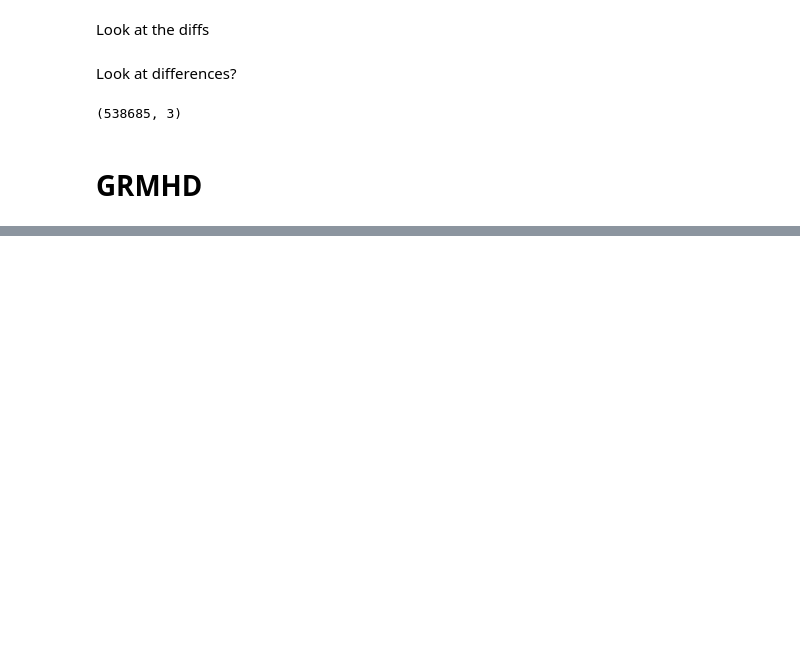
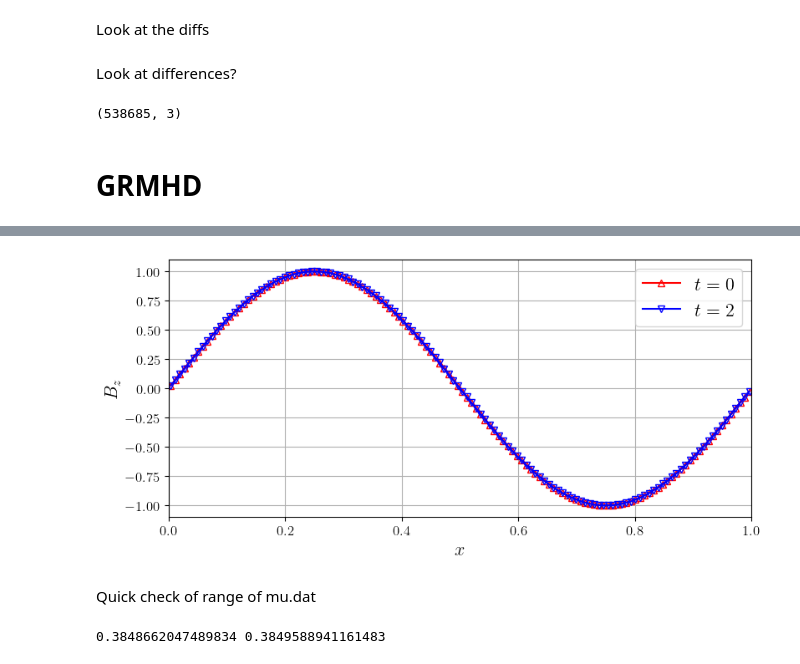
Before and after one commit to ThibeauWouters/MLC2P, a Jupyter notebook: Code/gmunu_plots.ipynb, the cells around one changed output, grey strips where cells are left out. Drawn from its saved outputs; the diff is of its cells as text; code cells hidden in the pictures; blank space fills up the shorter version.

```diff
--- a/Code/gmunu_plots.ipynb
+++ b/Code/gmunu_plots.ipynb
@@ -1139,0 +1405,16 @@ comparison_prs.shape
+# %%
+fname = os.path.join(master_dir, "Data/alfven_wave.dat")
+wave = yt.load(fname)
+fname = os.path.join(master_dir, "Data/alfven_wave_ic.dat")
+ic = yt.load(fname)
+
+# Final time of simulation
+T_final = float(wave.current_time)
+# Additional preprocessing - see Gmunu for the source of this
+for w in [wave, ic]:
+    w.add_field(('amrvac','gamma'), function=gamma, sampling_type='cell')
+    w.add_field(('amrvac','veloc1'), function=veloc1, sampling_type='cell')
+    w.add_field(('amrvac','veloc2'), function=veloc2, sampling_type='cell')
+# Get the plotdata
+plotdata_alfven    = wave.ortho_ray(0, (0, 0))
+plotdata_alfven_ic = ic.ortho_ray(0, (0, 0))
@@ -1139,0 +1433,24 @@ comparison_prs.shape
+# %%
+plt.figure(figsize=(9, 4))
+labels = [r"$t = 0$", r"$t = 2$"]
+colors = ["red", "blue"]
+markers = ["^", "v"]
+
+for i, plotdata in enumerate([plotdata_alfven_ic, plotdata_alfven]):
+    srt = np.argsort(plotdata['x'])
+    plt.plot(np.array(plotdata['x'][srt]), np.array(plotdata['Bvec3'][srt]), color = colors[i], marker=markers[i], fillstyle="none", label = labels[i])
+
+# make the plot nice
+plt.xlabel('$x$', fontsize = fs_labels)
+plt.ylabel('$B_z$', fontsize = fs_labels)
+plt.xlim(0, 1)
+plt.xticks(fontsize=fs_ticks - 4)
+plt.yticks(fontsize=fs_ticks - 4)
+plt.legend(loc='best', fontsize=fs_legend)
+plt.grid()
+plt.savefig('../Plots/Final/alfven.pdf', bbox_inches = 'tight')
+plt.show()
+# %% [output]
+[figure, added]
+# %% [markdown]
+Quick check of range of mu.dat
@@ -1139,0 +1459,4 @@ comparison_prs.shape
+# %%
+print(np.min(mu_vals), np.max(mu_vals))
+# %% [output]
+0.3848662047489834 0.3849588941161483
```
Also changed, not shown: parts of 51 cells of this notebook, 21 other files.
